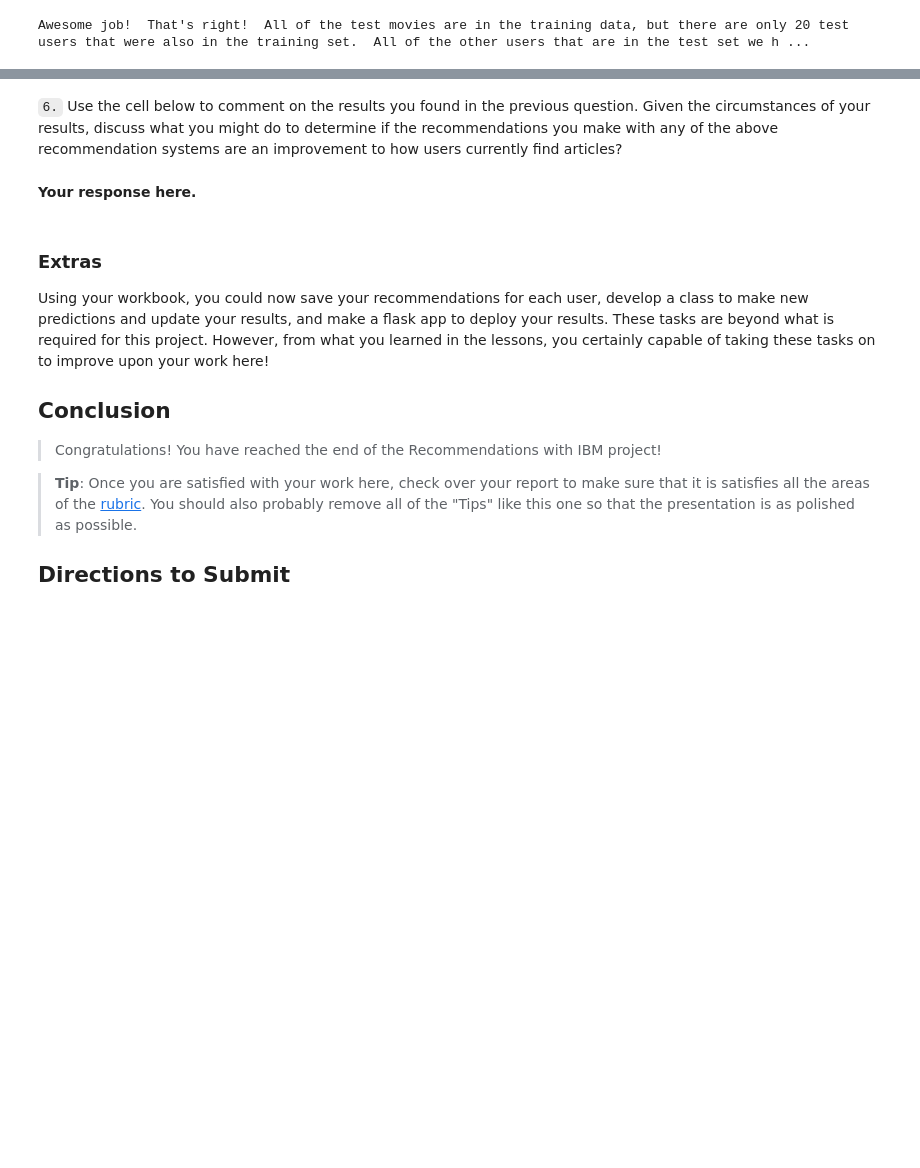
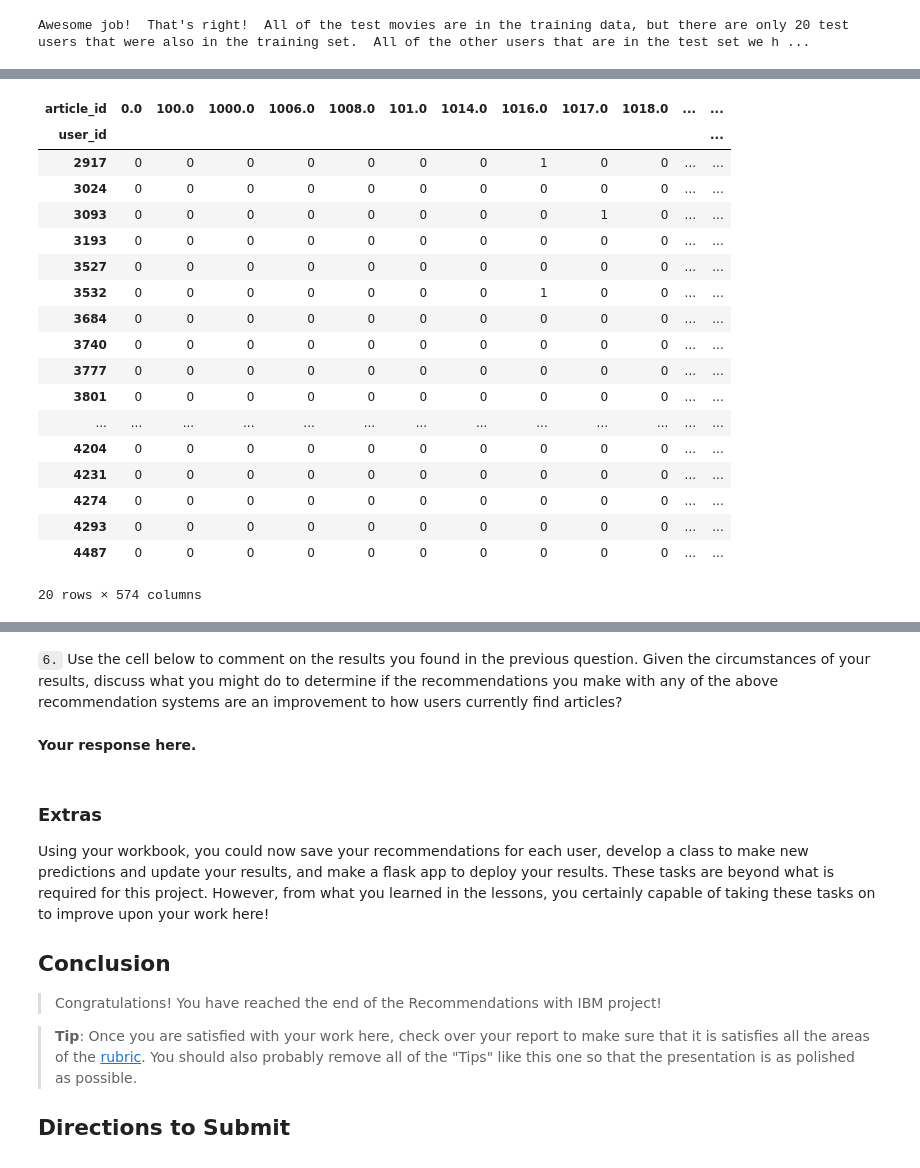
Before and after one commit to Data-Science-NDegree-MRusso/DSND-P5-Recommendation-Engine, a Jupyter notebook: Recommendations_with_IBM.ipynb, the cells around one changed output, grey strips where cells are left out. Saved outputs shown, nothing was run; the diff lists cells and outputs as text; code cells hidden in the pictures; blank space fills up the shorter version.

```diff
--- a/Recommendations_with_IBM.ipynb
+++ b/Recommendations_with_IBM.ipynb
@@ -943,12 +943,14 @@ def create_test_and_train_user_item(df_train, df_test):
     # First of all, we calculate the 2 user_item matrices:
     user_item_train = create_user_item_matrix(df_train)
     user_item_test = create_user_item_matrix(df_test)
+
     # Then we extract the index and columns for user_item_test
-    test_idx = user_item_test.index.astype(str).tolist()
-    test_arts = user_item_test.columns.astype(str).tolist()
+    test_idx = user_item_test.index.values.tolist()
+    test_arts = user_item_test.columns.values.tolist()
+
     # We also extract the same lists for user_item_train
-    train_idx = user_item_train.index.astype(str).tolist()
-    train_arts = user_item_train.columns.astype(str).tolist()
+    train_idx = user_item_train.index.values.tolist()
+    train_arts = user_item_train.columns.values.tolist()
 
     return user_item_train, user_item_test, test_idx, test_arts, train_idx, train_arts
 # %%
@@ -1000,0 +1009,14 @@ u_train, s_train, vt_train = # fit svd similar to above then use the cells below
+# %%
+# Find the indices in the train and test datasets that correnspond to the common users
+# Note: these are the 0 based indices, to use them also on the numpy array
+common_users = set(train_idx).intersection(test_idx)
+common_indices_id_train = []
+common_indices_id_test = []
+
+
+for common_element in common_users:
+    common_indices_id_train.append(train_idx.index(common_element))
+    common_indices_id_test.append(test_idx.index(common_element))
+
+common_indices_id_train  = sorted(common_indices_id_train)
+common_indices_id_test = sorted(common_indices_id_test)
@@ -1000,0 +1037,4 @@ u_train, s_train, vt_train = # fit svd similar to above then use the cells below
+# %%
+# Select the subsets of the training and tes user_item matrices that correnspond to the common users
+us_it_train_sub = user_item_train.iloc[common_indices_id_train]
+us_it_test_sub = user_item_test.iloc[common_indices_id_test]
@@ -1000,0 +1044,22 @@ u_train, s_train, vt_train = # fit svd similar to above then use the cells below
+# %%
+us_it_train_sub.head(20)
+# %% [output]
+| article_id | 0.0 | 100.0 | 1000.0 | 1006.0 | 1008.0 | 101.0 | 1014.0 | 1016.0 | 1017.0 | 1018.0 | ... | ... |
+| user_id |  |  |  |  |  |  |  |  |  |  |  | ... |
+| 2917 | 0 | 0 | 0 | 0 | 0 | 0 | 0 | 1 | 0 | 0 | ... | ... |
+| 3024 | 0 | 0 | 0 | 0 | 0 | 0 | 0 | 0 | 0 | 0 | ... | ... |
+| 3093 | 0 | 0 | 0 | 0 | 0 | 0 | 0 | 0 | 1 | 0 | ... | ... |
+| 3193 | 0 | 0 | 0 | 0 | 0 | 0 | 0 | 0 | 0 | 0 | ... | ... |
+| 3527 | 0 | 0 | 0 | 0 | 0 | 0 | 0 | 0 | 0 | 0 | ... | ... |
+| 3532 | 0 | 0 | 0 | 0 | 0 | 0 | 0 | 1 | 0 | 0 | ... | ... |
+| 3684 | 0 | 0 | 0 | 0 | 0 | 0 | 0 | 0 | 0 | 0 | ... | ... |
+| 3740 | 0 | 0 | 0 | 0 | 0 | 0 | 0 | 0 | 0 | 0 | ... | ... |
+| 3777 | 0 | 0 | 0 | 0 | 0 | 0 | 0 | 0 | 0 | 0 | ... | ... |
+| 3801 | 0 | 0 | 0 | 0 | 0 | 0 | 0 | 0 | 0 | 0 | ... | ... |
+| ... | ... | ... | ... | ... | ... | ... | ... | ... | ... | ... | ... | ... |
+| 4204 | 0 | 0 | 0 | 0 | 0 | 0 | 0 | 0 | 0 | 0 | ... | ... |
+| 4231 | 0 | 0 | 0 | 0 | 0 | 0 | 0 | 0 | 0 | 0 | ... | ... |
+| 4274 | 0 | 0 | 0 | 0 | 0 | 0 | 0 | 0 | 0 | 0 | ... | ... |
+| 4293 | 0 | 0 | 0 | 0 | 0 | 0 | 0 | 0 | 0 | 0 | ... | ... |
+| 4487 | 0 | 0 | 0 | 0 | 0 | 0 | 0 | 0 | 0 | 0 | ... | ... |
+20 rows × 574 columns
```
Also changed, not shown: parts of 17 cells of this notebook, 1 other file.
